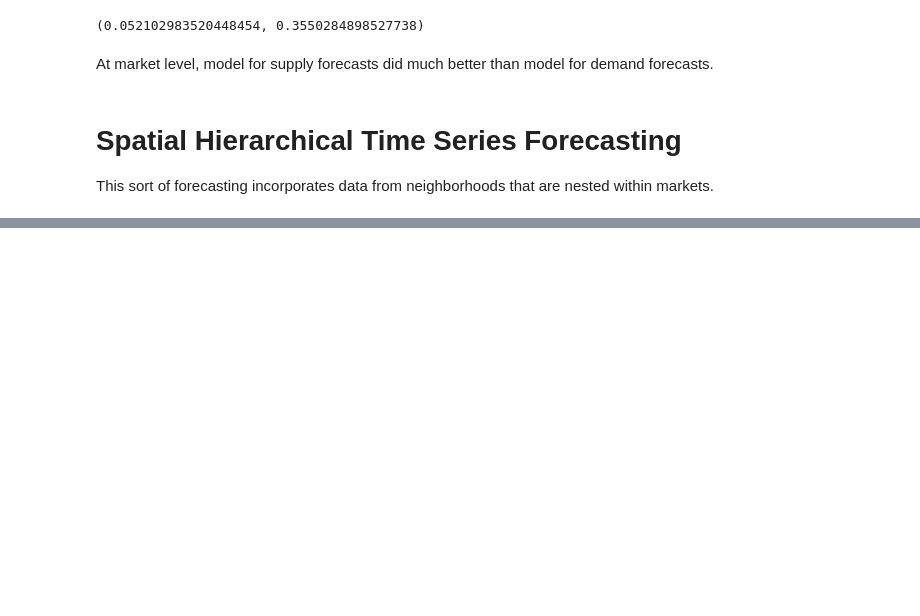
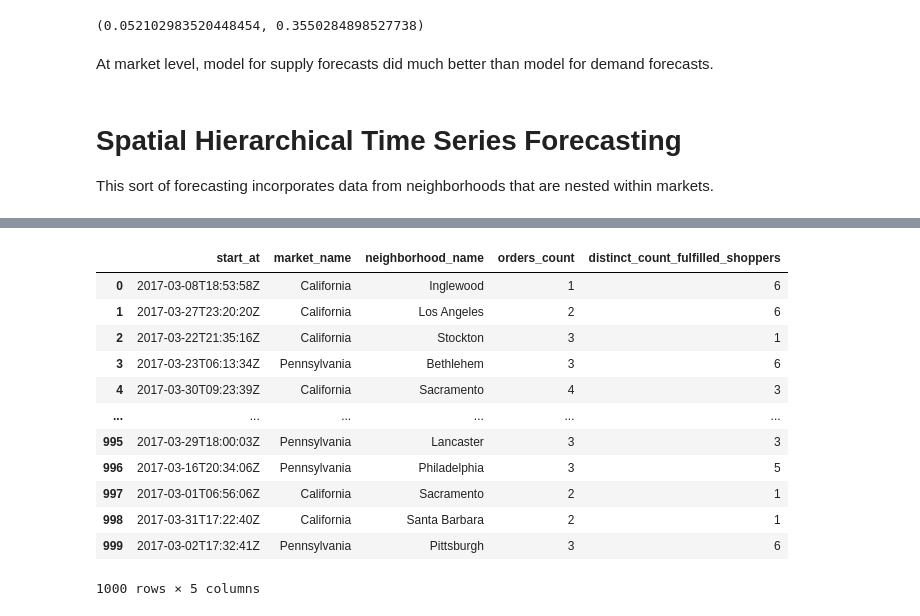
Before and after one commit to mindyng/Take-Homes, a Jupyter notebook: shipt-grocery-tech-supply-demand-forecasting.ipynb, the cells around one changed output, grey strips where cells are left out. Saved outputs shown, nothing was run; the diff lists cells and outputs as text; code cells hidden in the pictures; blank space fills up the shorter version.

```diff
--- a/shipt-grocery-tech-supply-demand-forecasting.ipynb
+++ b/shipt-grocery-tech-supply-demand-forecasting.ipynb
@@ -884,0 +950,17 @@ This sort of forecasting incorporates data from neighborhoods that are nested wi
+# %%
+df2 = pd.read_csv("../input/mock-data/MOCK_DATA.csv")
+df2
+# %% [output]
+|  | start_at | market_name | neighborhood_name | orders_count | distinct_count_fulfilled_shoppers |
+| 0 | 2017-03-08T18:53:58Z | California | Inglewood | 1 | 6 |
+| 1 | 2017-03-27T23:20:20Z | California | Los Angeles | 2 | 6 |
+| 2 | 2017-03-22T21:35:16Z | California | Stockton | 3 | 1 |
+| 3 | 2017-03-23T06:13:34Z | Pennsylvania | Bethlehem | 3 | 6 |
+| 4 | 2017-03-30T09:23:39Z | California | Sacramento | 4 | 3 |
+| ... | ... | ... | ... | ... | ... |
+| 995 | 2017-03-29T18:00:03Z | Pennsylvania | Lancaster | 3 | 3 |
+| 996 | 2017-03-16T20:34:06Z | Pennsylvania | Philadelphia | 3 | 5 |
+| 997 | 2017-03-01T06:56:06Z | California | Sacramento | 2 | 1 |
+| 998 | 2017-03-31T17:22:40Z | California | Santa Barbara | 2 | 1 |
+| 999 | 2017-03-02T17:32:41Z | Pennsylvania | Pittsburgh | 3 | 6 |
+1000 rows × 5 columns
```
Also changed, not shown: parts of 34 cells of this notebook.
